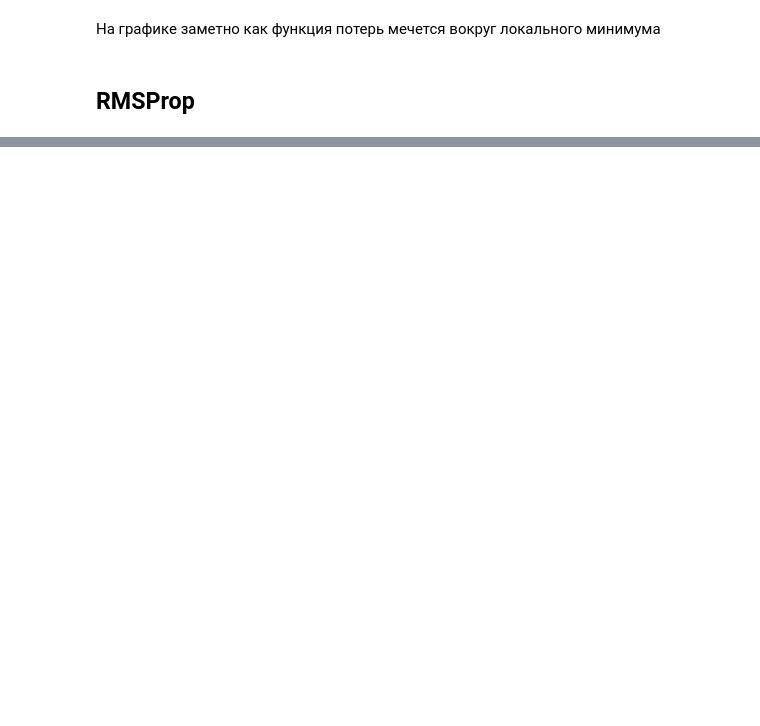
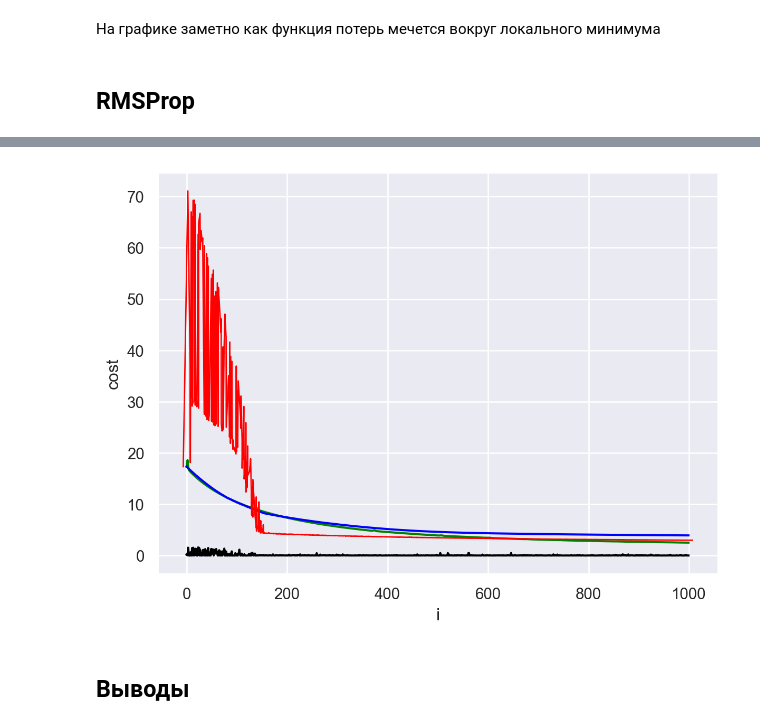
Before and after one commit to yakimanskiyav/netology_feml, a Jupyter notebook: MyLogReg.ipynb, the cells around one changed output, grey strips where cells are left out. Saved outputs shown, nothing was run; the diff lists cells and outputs as text; code cells hidden in the pictures; blank space fills up the shorter version.

```diff
--- a/MyLogReg.ipynb
+++ b/MyLogReg.ipynb
@@ -261,0 +354,13 @@ MY_RMSPORP_LOGREG_2 | test   | 1.0
+# %%
+
+(
+    so.Plot()
+        .add(so.Lines(color='green'), data=MY_RMSPORP_LOGREG_BIG_DECAY_log,  y='cost', x = 'i'  )
+        .add(so.Lines(color='blue'),  data=MY_RMSPORP_LOGREG_SMAL_DECAY_log, y='cost', x = 'i'  )
+        .add(so.Lines(color='red', alpha=1, linewidth=1), so.Jitter(x=20),  data=MY_LOGREG_1_log,                  y='cost', x = 'i'  )
+        .add(so.Lines(color='black'), data=MY_STOHASTIC_log,                 y='cost', x = 'i'  )
+)
+# %% [output]
+[figure, added]
+# %% [markdown]
+## Выводы
```
Also changed, not shown: parts of 6 cells of this notebook.
